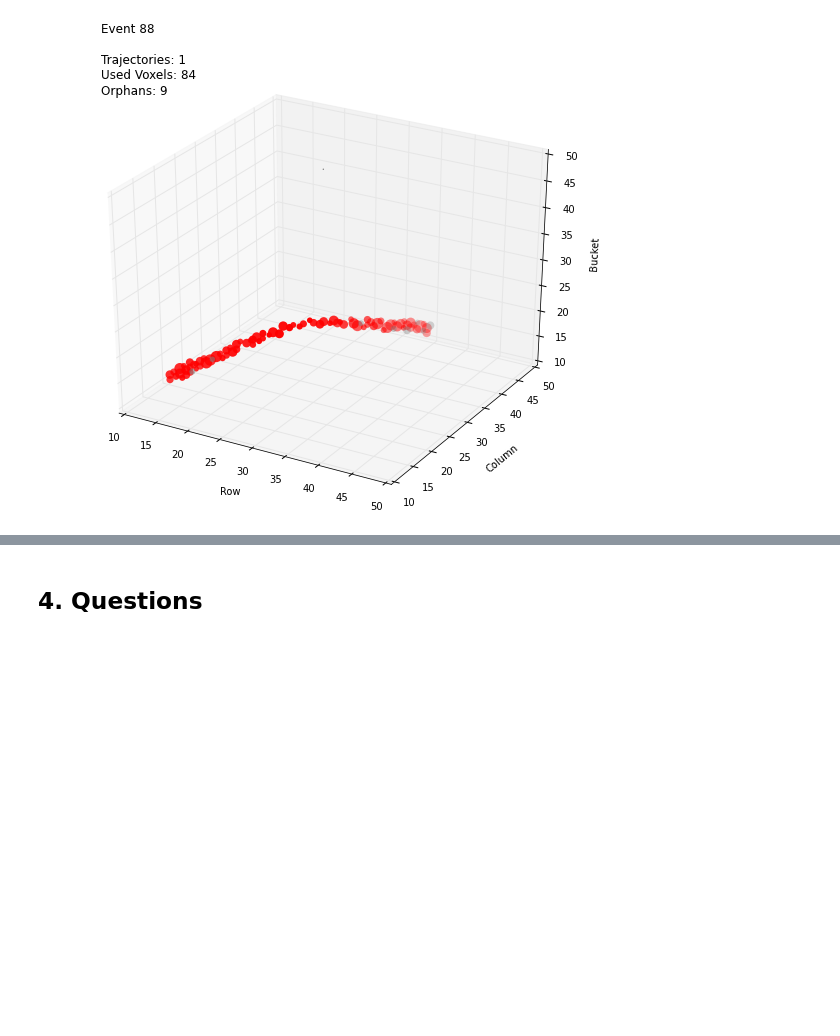
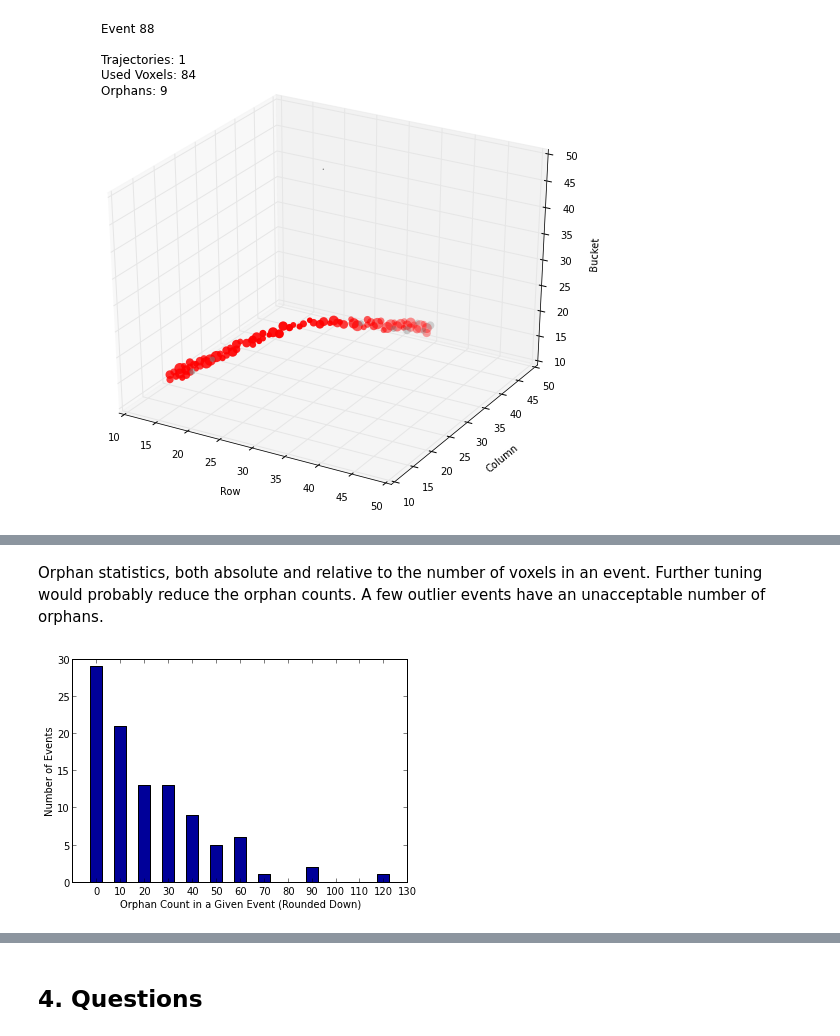
Before and after one commit to jvanatta/particle-tracks, a Jupyter notebook: project/3dtracks.ipynb, the cells around one changed output, grey strips where cells are left out. Cells and saved outputs as stored; diff of their text form; code cells hidden in the pictures; blank space fills up the shorter version.

```diff
--- a/project/3dtracks.ipynb
+++ b/project/3dtracks.ipynb
@@ -748,0 +785,14 @@ plotSingle(88)
+# %% [markdown]
+Orphan statistics, both absolute and relative to the number of voxels in an event. Further tuning would probably reduce the orphan counts. A few outlier events have an unacceptable number of orphans.
+# %%
+xax = np.arange(-10,140,10, dtype=int)
+
+fig = plt.figure()
+ax = fig.add_subplot(1,1,1)
+plt.Axes.set_xticks(ax, xax[1:])
+plt.hist(orphanCounts, color=(0,0,.6), bins=xax, rwidth=.5, align='left')
+plt.xlabel("Orphan Count in a Given Event (Rounded Down)")
+plt.ylabel("Number of Events")
+plt.show()
+# %% [output]
+[figure, added]
```
Also changed, not shown: parts of 17 cells of this notebook, 1 other file.
